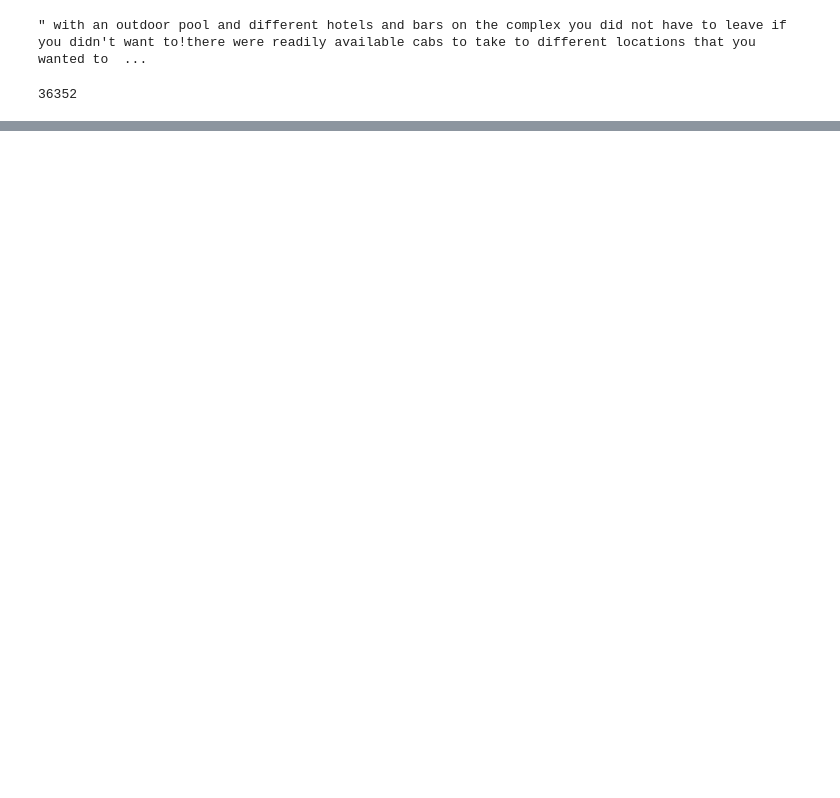
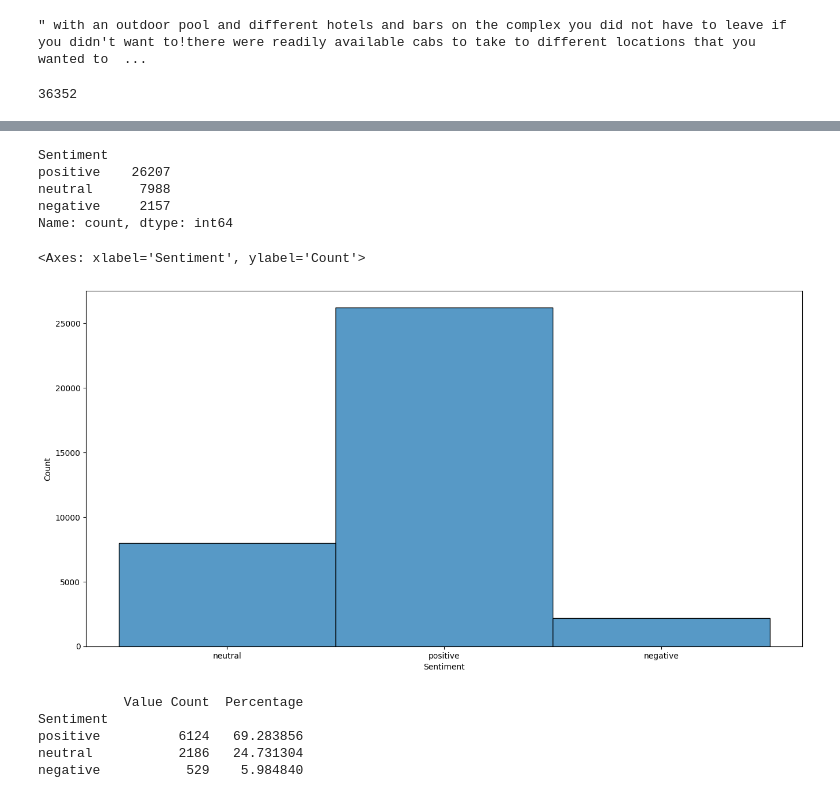
Before and after one commit to phebean-adeniji/hotel-analytics, a Jupyter notebook: notebooks/Text Preprocessing and Analysis.ipynb, the cells around one changed output, grey strips where cells are left out. Cells and saved outputs as stored; diff of their text form; code cells hidden in the pictures; blank space fills up the shorter version.

```diff
--- a/notebooks/Text Preprocessing and Analysis.ipynb
+++ b/notebooks/Text Preprocessing and Analysis.ipynb
@@ -707,0 +829,29 @@ assert((len(eko_df) + len(sheraton_df) + len(radisson_df) + len(fourpoints_df) +
+# %%
+df.Sentiment.value_counts()
+# %% [output]
+Sentiment
+positive    26207
+neutral      7988
+negative     2157
+Name: count, dtype: int64
+# %%
+plt.figure(figsize=(16, 8))
+sns.histplot(x="Sentiment", data=df)
+# %% [output]
+<Axes: xlabel='Sentiment', ylabel='Count'>
+[figure, added]
+# %%
+value_counts = eko_df.Sentiment.value_counts()
+
+# Calculate the percentage
+percentage = value_counts / len(eko_df) * 100
+
+# Print the value counts and percentage
+result = pd.concat([value_counts, percentage], axis=1, keys=['Value Count', 'Percentage'])
+print(result)
+# %% [output]
+           Value Count  Percentage
+Sentiment
+positive          6124   69.283856
+neutral           2186   24.731304
+negative           529    5.984840
```
Also changed, not shown: parts of 31 cells of this notebook, 11 other files.
